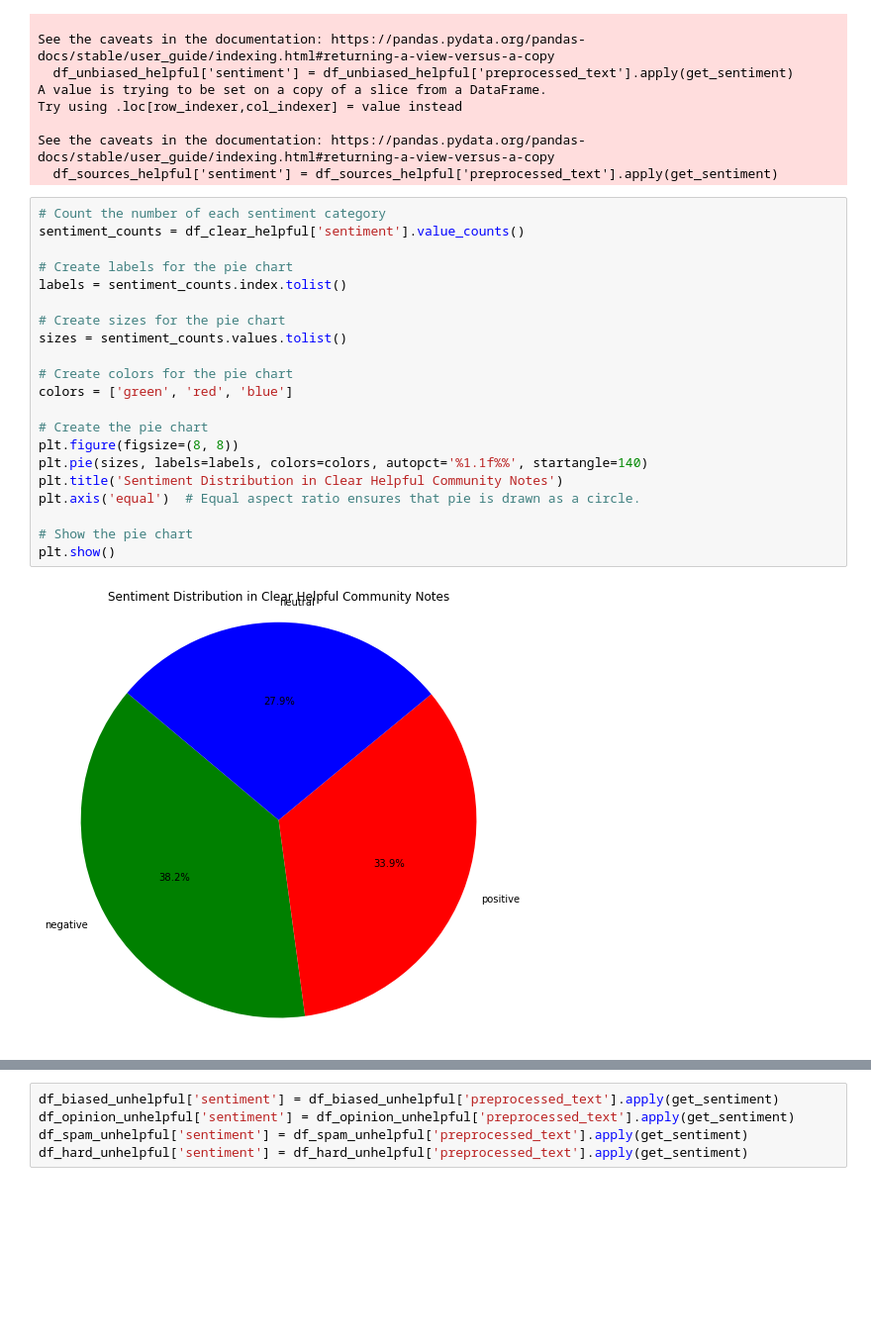
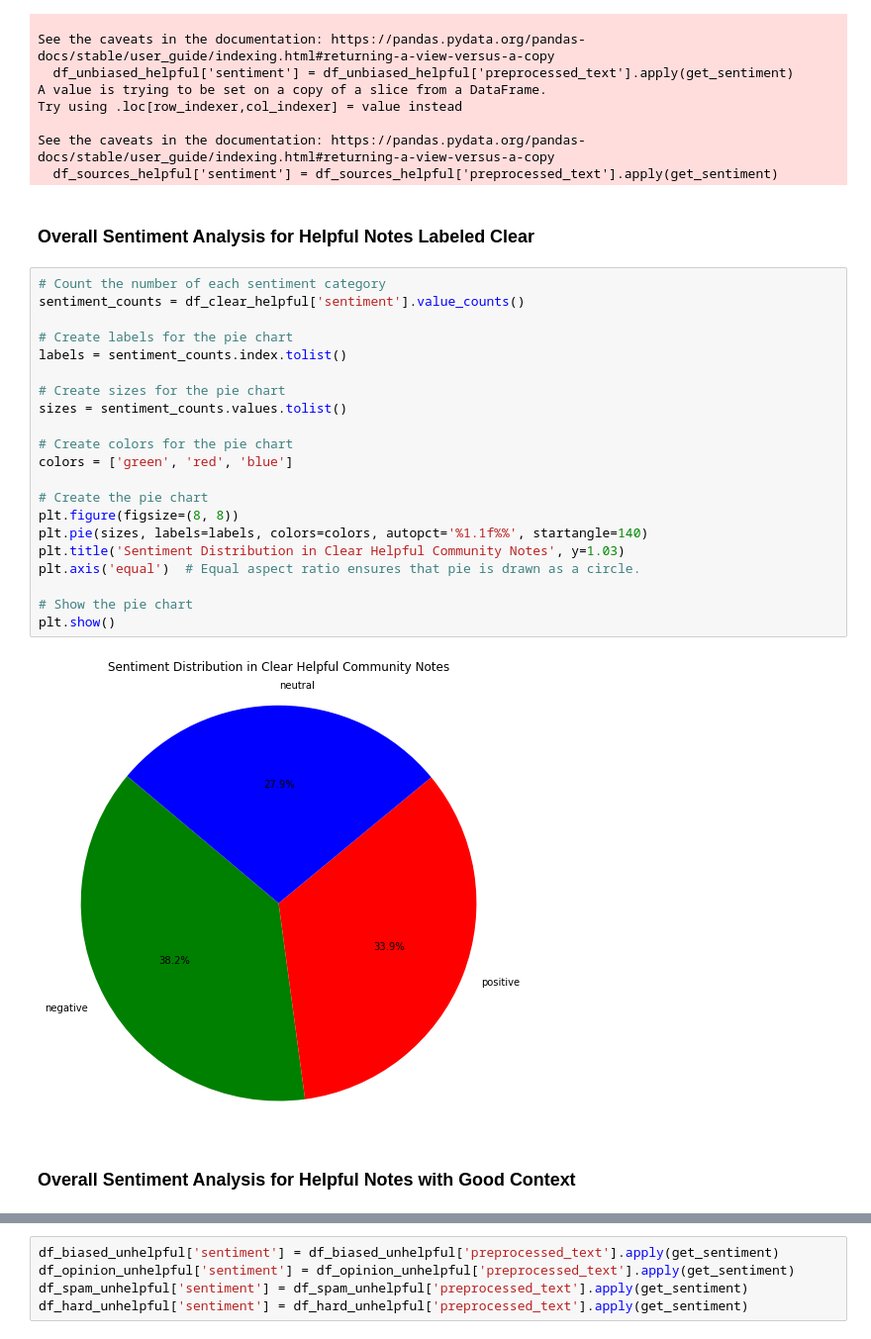
Before and after one commit to daphnehe/info498, a Jupyter notebook: Sentiment Analysis.ipynb, the cells around one changed output, grey strips where cells are left out. Shown at 99% size. Saved outputs shown, nothing was run; the diff lists cells and outputs as text; blank space fills up the shorter version.

```diff
--- a/Sentiment Analysis.ipynb
+++ b/Sentiment Analysis.ipynb
@@ -215,29 +249,33 @@ Try using .loc[row_indexer,col_indexer] = value instead
 
 See the caveats in the documentation: https://pandas.pydata.org/pandas-docs/stable/user_guide/indexing.html#returning-a-view-versus-a-copy
   df_sources_helpful['sentiment'] = df_sources_helpful['preprocessed_text'].apply(get_sentiment)
+# %% [markdown]
+### Overall Sentiment Analysis for Helpful Notes Labeled Clear
 # %%
 # Count the number of each sentiment category
 sentiment_counts = df_clear_helpful['sentiment'].value_counts()
 
 # Create labels for the pie chart
 labels = sentiment_counts.index.tolist()
 
 # Create sizes for the pie chart
 sizes = sentiment_counts.values.tolist()
 
 # Create colors for the pie chart
 colors = ['green', 'red', 'blue']
 
 # Create the pie chart
 plt.figure(figsize=(8, 8))
 plt.pie(sizes, labels=labels, colors=colors, autopct='%1.1f%%', startangle=140)
-plt.title('Sentiment Distribution in Clear Helpful Community Notes')
+plt.title('Sentiment Distribution in Clear Helpful Community Notes', y=1.03)
 plt.axis('equal')  # Equal aspect ratio ensures that pie is drawn as a circle.
 
 # Show the pie chart
 plt.show()
 # %% [output]
-[figure, old version]
+[figure, new version]
+# %% [markdown]
+### Overall Sentiment Analysis for Helpful Notes with Good Context
 # %%
 # Count the number of each sentiment category
 sentiment_counts = df_context_helpful['sentiment'].value_counts()
```
Also changed, not shown: parts of 16 cells of this notebook, 1 other file.
